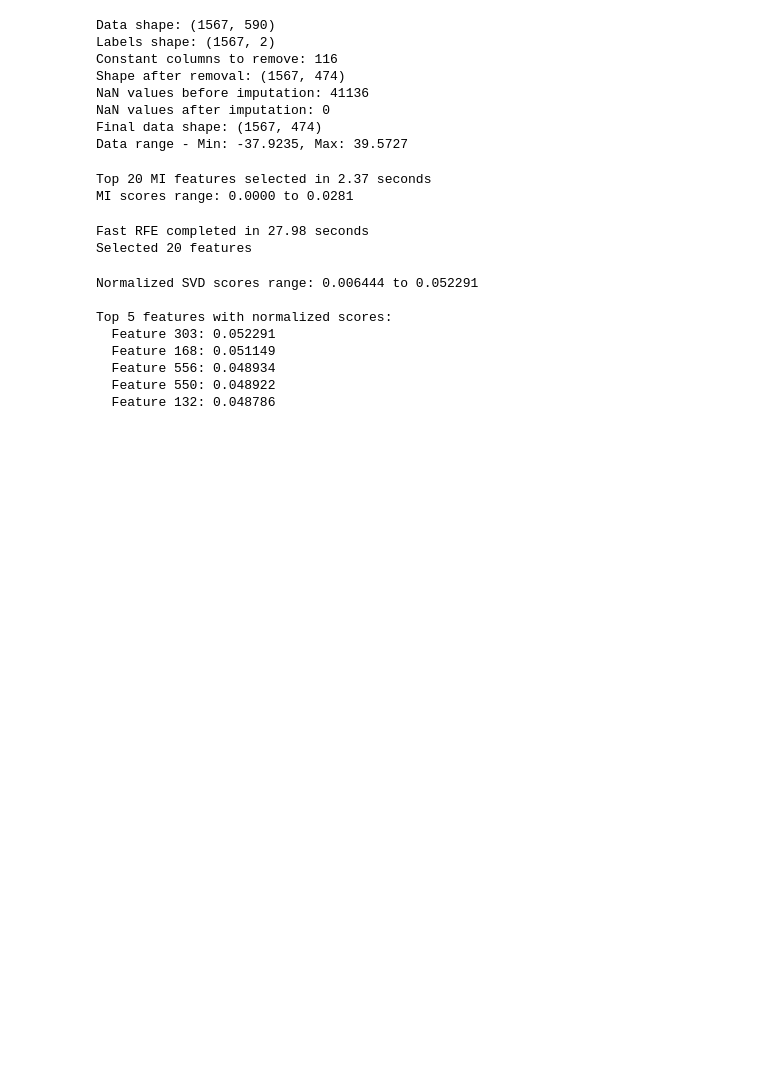
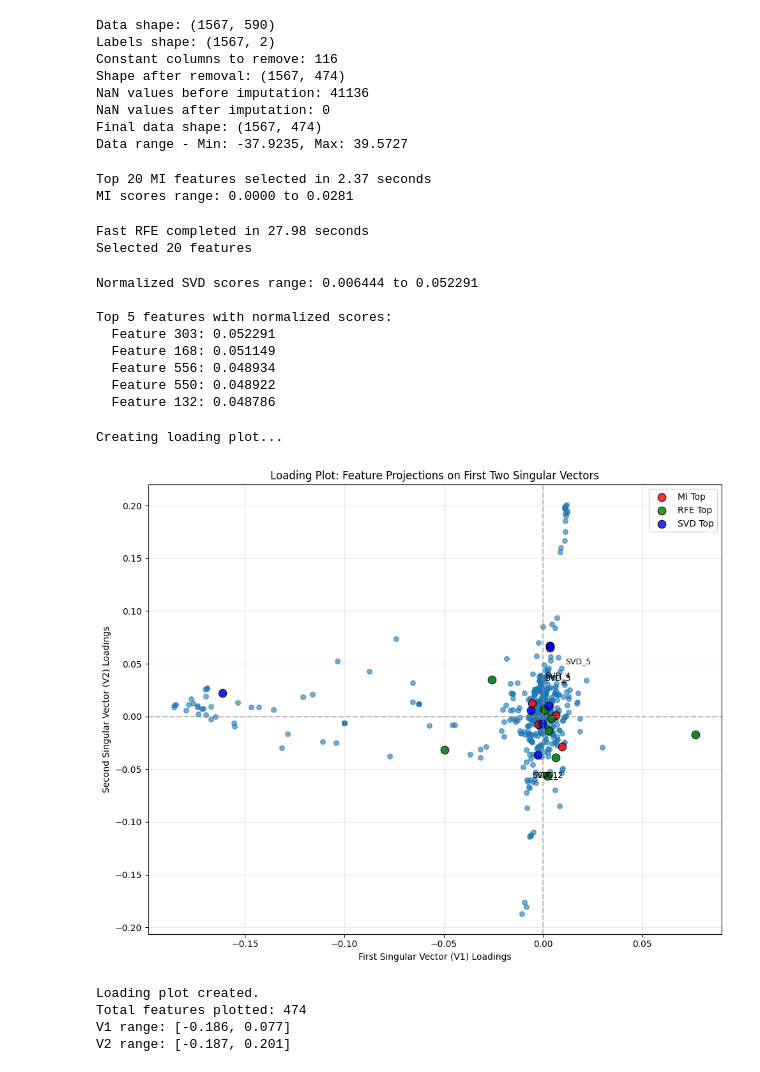
Before and after one commit to Rezarsa82/svd-feature-selection, a Jupyter notebook: main.ipynb, the cells around one changed output. Cells and saved outputs as stored; diff of their text form; code cells hidden in the pictures; blank space fills up the shorter version.

```diff
--- a/main.ipynb
+++ b/main.ipynb
@@ -125,3 +125,59 @@ Top 5 features with normalized scores:
   Feature 556: 0.048934
   Feature 550: 0.048922
   Feature 132: 0.048786
+# %%
+import matplotlib.pyplot as plt
+
+print("Creating loading plot...")
+
+V_component1 = Vt[0, :]
+V_component2 = Vt[1, :]
+
+plt.figure(figsize=(10, 8))
+plt.scatter(V_component1, V_component2, alpha=0.6, s=30)
+
+colors = ['red', 'green', 'blue']
+methods = [top_20_mi_features, top_20_rfe_features, top_20_svd_features_norm]
+labels = ['MI Top', 'RFE Top', 'SVD Top']
+
+for color, method_features, label in zip(colors, methods, labels):
+    feature_indices = []
+    for f in method_features[:10]:
+        try:
+            idx = int(f)
+            if idx < len(V_component1):
+                feature_indices.append(idx)
+        except:
+            continue
+
+    if feature_indices:
+        plt.scatter(V_component1[feature_indices], V_component2[feature_indices],
+                   color=color, alpha=0.8, s=80, label=label, edgecolors='black')
+
+plt.axhline(y=0, color='gray', linestyle='--', alpha=0.5)
+plt.axvline(x=0, color='gray', linestyle='--', alpha=0.5)
+plt.xlabel('First Singular Vector (V1) Loadings')
+plt.ylabel('Second Singular Vector (V2) Loadings')
+plt.title('Loading Plot: Feature Projections on First Two Singular Vectors')
+plt.legend()
+plt.grid(alpha=0.3)
+
+for i in range(5):
+    idx = top_20_svd_idx_norm[i]
+    plt.annotate(f'SVD_{i+1}', (V_component1[idx], V_component2[idx]),
+                 xytext=(5, 5), textcoords='offset points', fontsize=9)
+
+plt.tight_layout()
+plt.show()
+
+print("Loading plot created.")
+print(f"Total features plotted: {len(V_component1)}")
+print(f"V1 range: [{V_component1.min():.3f}, {V_component1.max():.3f}]")
+print(f"V2 range: [{V_component2.min():.3f}, {V_component2.max():.3f}]")
+# %% [output]
+Creating loading plot...
+[figure, added]
+Loading plot created.
+Total features plotted: 474
+V1 range: [-0.186, 0.077]
+V2 range: [-0.187, 0.201]
```
